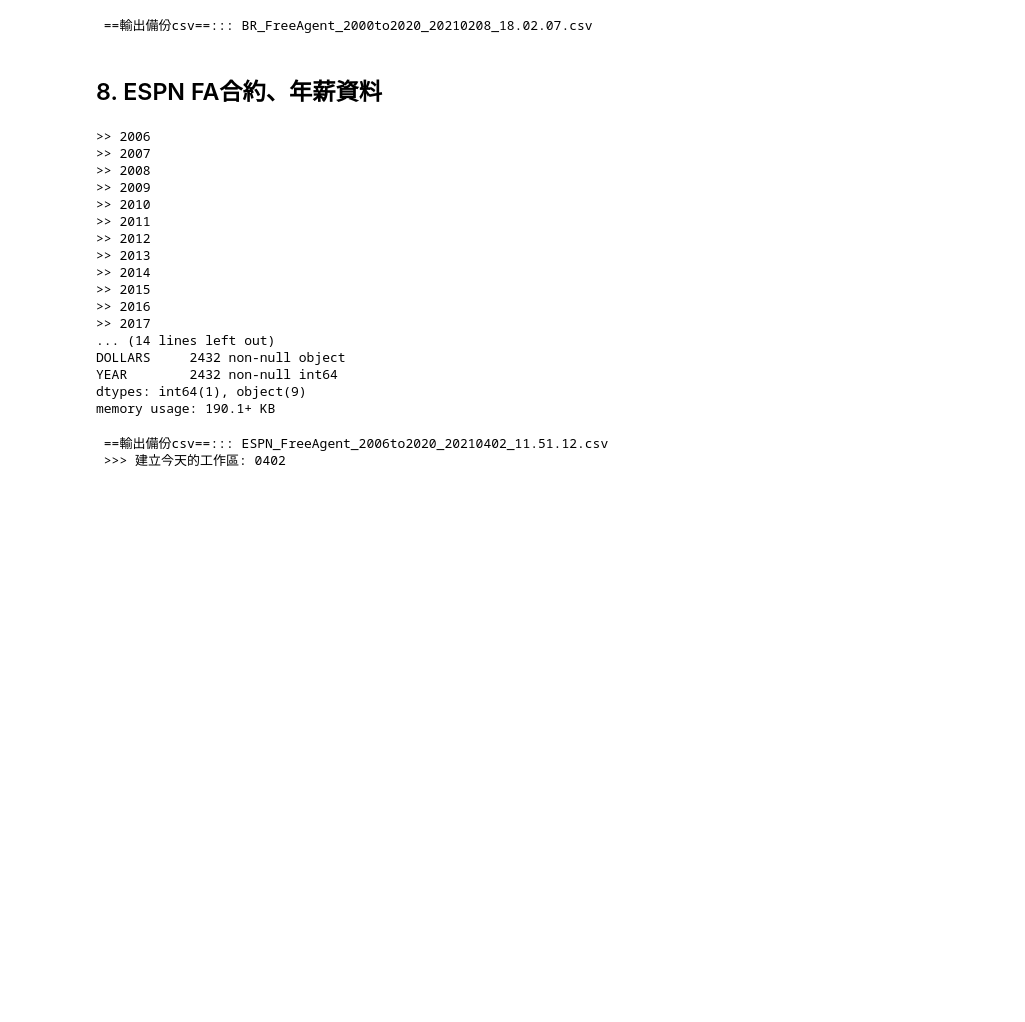
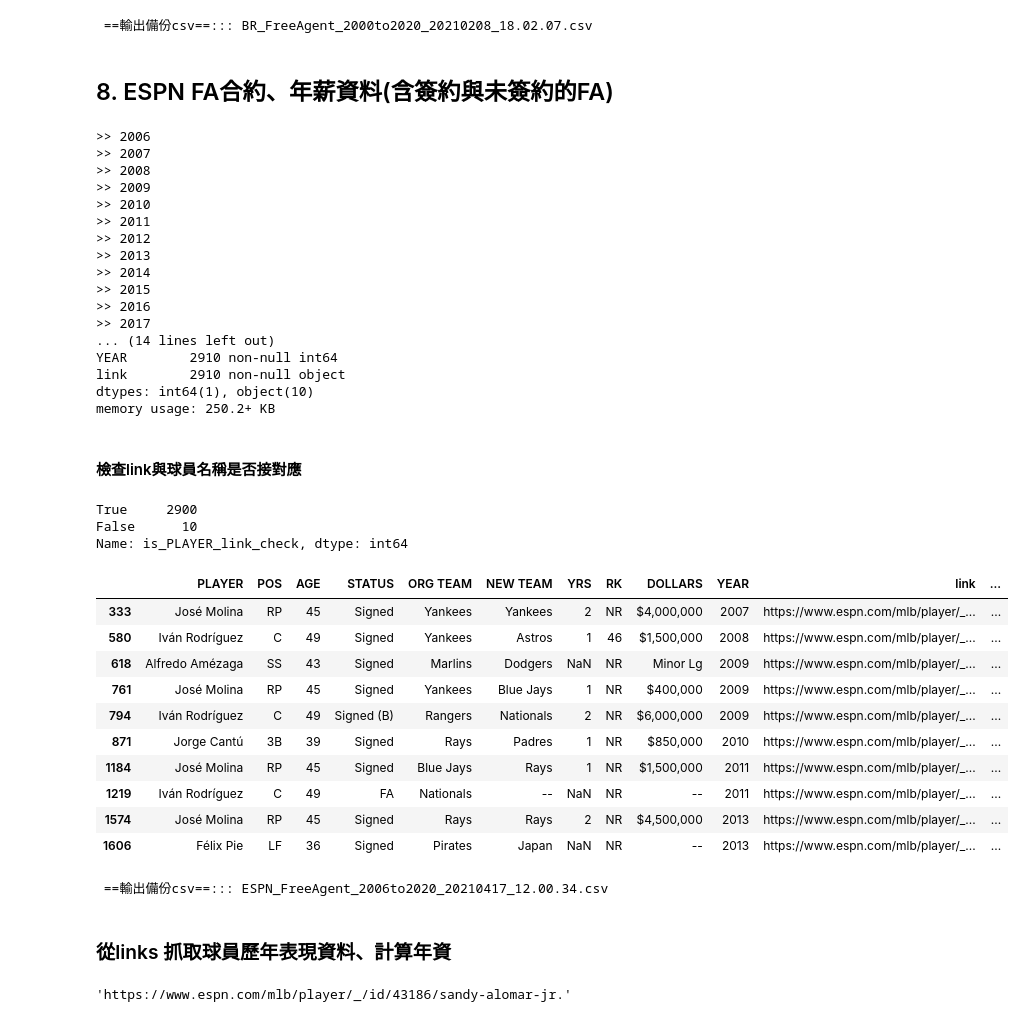
Before and after one commit to Jeff-Chen-Daguan/MLB_analysis, a Jupyter notebook: MLB資料來源.ipynb, the cells around one changed output. Cells and saved outputs as stored; diff of their text form; code cells hidden in the pictures; blank space fills up the shorter version.

```diff
--- a/MLB資料來源.ipynb
+++ b/MLB資料來源.ipynb
@@ -482,16 +486,39 @@ formtoCsv(all_df, "BR_FreeAgent_2000to2020")
 # %% [output]
  ==輸出備份csv==::: BR_FreeAgent_2000to2020_20210208_18.02.07.csv
 # %% [markdown]
-## 8. ESPN FA合約、年薪資料
+## 8. ESPN FA合約、年薪資料(含簽約與未簽約的FA)
 # %%
 df_all = pd.DataFrame()
-for year in range(2006, 2020+1):
+for year in range(2006, 2019+1):
     print(f">> {year}")
-    url = f"https://www.espn.com/mlb/freeagents/_/year/{year}/type/signed"
+    url = f"https://www.espn.com/mlb/freeagents/_/year/{year}/type"
+
+    # Clean & Mark
     df = pd.read_html(url,header=1)[0]
     df = df[~(df.loc[:,"PLAYER"].isin(['PLAYER', 'Total:']))].reset_index(drop=True)
     df.loc[:,"YEAR"] = year
     df.rename(columns={f"{year} TEAM":"ORG TEAM"}, inplace=True)
+
+    # add Links
+    response = rs.get(url)
+    soup = BeautifulSoup(response.text, 'html.parser')
+    table = soup.find('table')
+
+    links = []
+    for tr in table.findAll("tr"):
+        trs = tr.findAll("td")
+        for each in trs:
+            try:
+                link = each.find('a')['href']
+                links.append(link)
+            except:
+                pass
+    if year==2009: # 特例處裡 Noel Arguelles:沒有link 拿掉
+        df = df[~df["PLAYER"].isin([
+            "Noel Arguelles", "Ryota Igarashi"])].reset_index(drop=True)
+    df["link"] = links
+
+    #串檔
     df_all = pd.concat([df_all,df])
 df_all.reset_index(drop=True, inplace=True)
 df_all.info()
@@ -509,7 +536,32 @@ df_all.info()
 >> 2016
 >> 2017
 ... (14 lines left out)
-DOLLARS     2432 non-null object
-YEAR        2432 non-null int64
-dtypes: int64(1), object(9)
-memory usage: 190.1+ KB
+YEAR        2910 non-null int64
+link        2910 non-null object
+dtypes: int64(1), object(10)
+memory usage: 250.2+ KB
+# %% [markdown]
+#### 檢查link與球員名稱是否接對應
+# %%
+df_all["is_PLAYER_link_check"] = df_all.apply(
+    lambda row: "-".join(row["PLAYER"].split(" ")).lower() in row["link"]  , axis=1)
+# %%
+df_all["is_PLAYER_link_check"].value_counts()
+# %% [output]
+True     2900
+False      10
+Name: is_PLAYER_link_check, dtype: int64
+# %%
+df_all[df_all["is_PLAYER_link_check"].isin([False])] # 西班牙文的 base編碼，正常
+# %% [output]
+|  | PLAYER | POS | AGE | STATUS | ORG TEAM | NEW TEAM | YRS | RK | DOLLARS | YEAR | link | ... |
+| 333 | José Molina | RP | 45 | Signed | Yankees | Yankees | 2 | NR | $4,000,000 | 2007 | https://www.espn.com/mlb/player/_... | ... |
+| 580 | Iván Rodríguez | C | 49 | Signed | Yankees | Astros | 1 | 46 | $1,500,000 | 2008 | https://www.espn.com/mlb/player/_... | ... |
+| 618 | Alfredo Amézaga | SS | 43 | Signed | Marlins | Dodgers | NaN | NR | Minor Lg | 2009 | https://www.espn.com/mlb/player/_... | ... |
+| 761 | José Molina | RP | 45 | Signed | Yankees | Blue Jays | 1 | NR | $400,000 | 2009 | https://www.espn.com/mlb/player/_... | ... |
+| 794 | Iván Rodríguez | C | 49 | Signed (B) | Rangers | Nationals | 2 | NR | $6,000,000 | 2009 | https://www.espn.com/mlb/player/_... | ... |
+| 871 | Jorge Cantú | 3B | 39 | Signed | Rays | Padres | 1 | NR | $850,000 | 2010 | https://www.espn.com/mlb/player/_... | ... |
+| 1184 | José Molina | RP | 45 | Signed | Blue Jays | Rays | 1 | NR | $1,500,000 | 2011 | https://www.espn.com/mlb/player/_... | ... |
+| 1219 | Iván Rodríguez | C | 49 | FA | Nationals | -- | NaN | NR | -- | 2011 | https://www.espn.com/mlb/player/_... | ... |
+| 1574 | José Molina | RP | 45 | Signed | Rays | Rays | 2 | NR | $4,500,000 | 2013 | https://www.espn.com/mlb/player/_... | ... |
+| 1606 | Félix Pie | LF | 36 | Signed | Pirates | Japan | NaN | NR | -- | 2013 | https://www.espn.com/mlb/player/_... | ... |
@@ -516,6 +570,7 @@ memory usage: 190.1+ KB
 # %%
 #存檔
-formtoCsv(df_all, "ESPN_FreeAgent_2006to2020")
+formtoCsv(df_all, "ESPN_FreeAgent_2006to2019")
 # %% [output]
- ==輸出備份csv==::: ESPN_FreeAgent_2006to2020_20210402_11.51.12.csv
- >>> 建立今天的工作區: 0402
+ ==輸出備份csv==::: ESPN_FreeAgent_2006to2020_20210417_12.00.34.csv
+# %% [markdown]
+### 從links 抓取球員歷年表現資料、計算年資
@@ -521,0 +579,4 @@ formtoCsv(df_all, "ESPN_FreeAgent_2006to2020")
+# %%
+playerID_link_dict[43186]
+# %% [output]
+'https://www.espn.com/mlb/player/_/id/43186/sandy-alomar-jr.'
```
Also changed, not shown: parts of 11 cells of this notebook, 1 other file.
